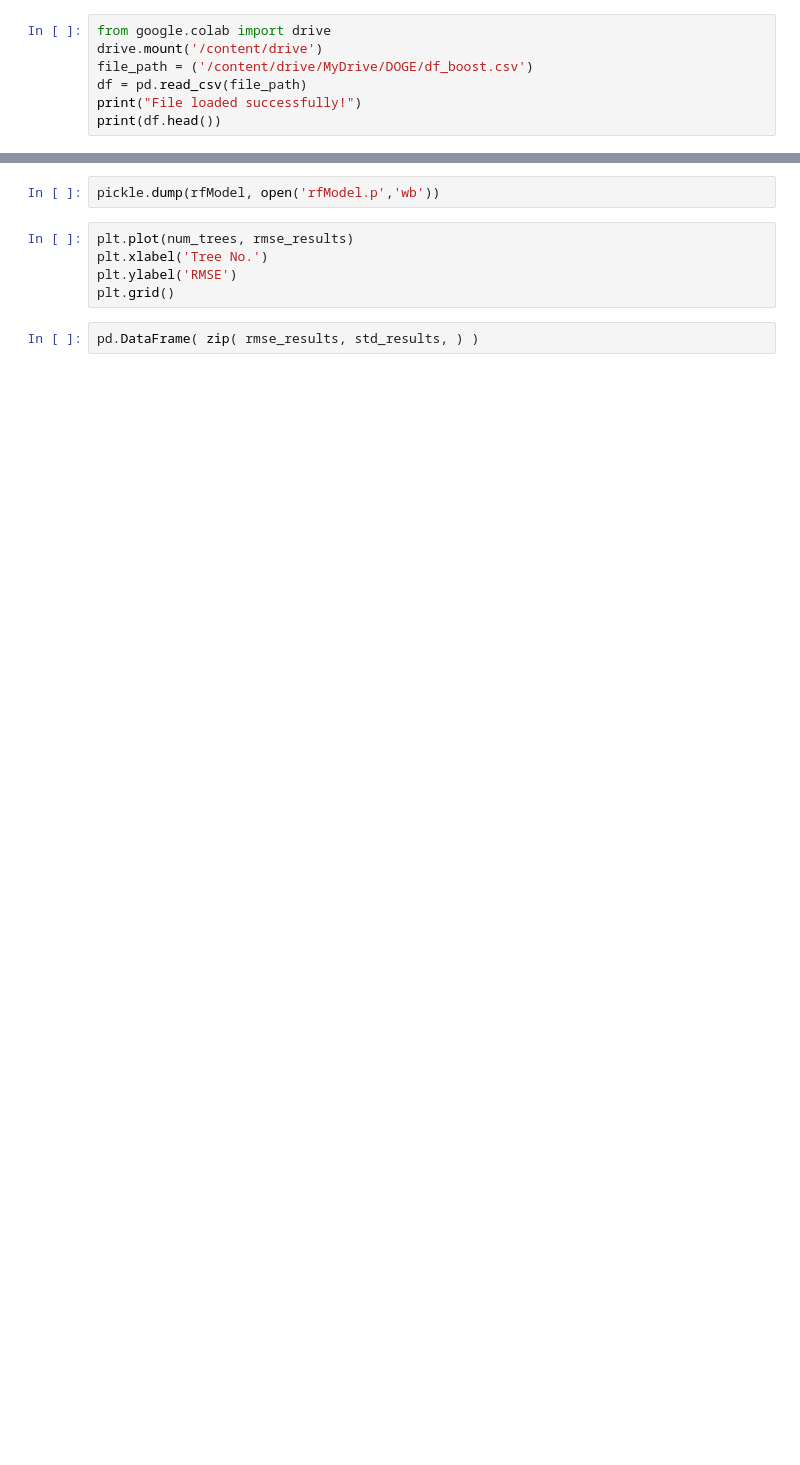
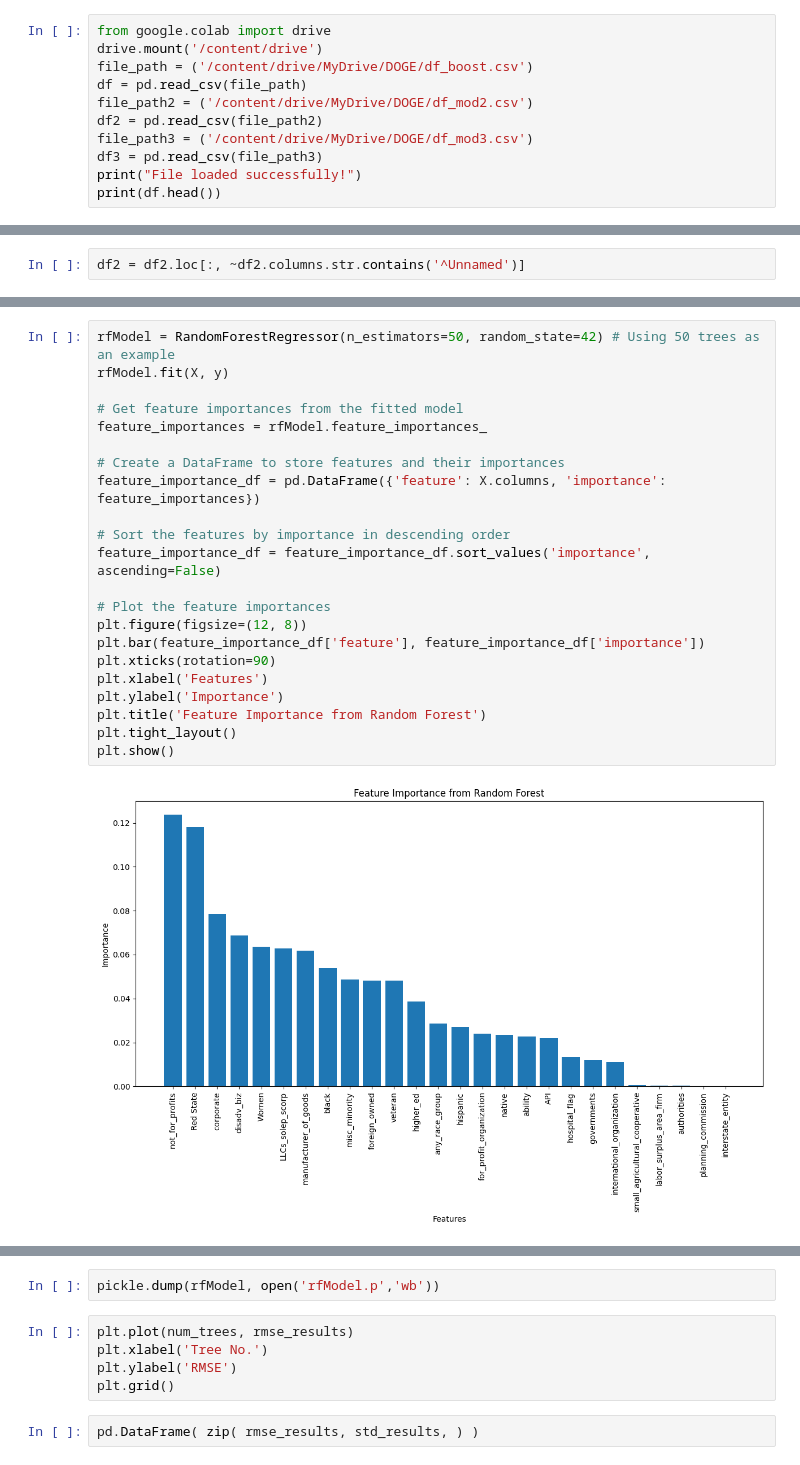
Before and after one commit to etmcrae/Who-Got-DOGEd-, a Jupyter notebook: Random_Forest.ipynb, the cells around one changed output, grey strips where cells are left out. Cells and saved outputs as stored; diff of their text form; blank space fills up the shorter version.

```diff
--- a/Random_Forest.ipynb
+++ b/Random_Forest.ipynb
@@ -16,6 +19,10 @@ from google.colab import drive
 drive.mount('/content/drive')
 file_path = ('/content/drive/MyDrive/DOGE/df_boost.csv')
 df = pd.read_csv(file_path)
+file_path2 = ('/content/drive/MyDrive/DOGE/df_mod2.csv')
+df2 = pd.read_csv(file_path2)
+file_path3 = ('/content/drive/MyDrive/DOGE/df_mod3.csv')
+df3 = pd.read_csv(file_path3)
 print("File loaded successfully!")
 print(df.head())
 # %% [output]
@@ -38,0 +69,2 @@ File loaded successfully!
+# %%
+df2 = df2.loc[:, ~df2.columns.str.contains('^Unnamed')]
@@ -59,0 +160,24 @@ np.sqrt(mean_error)[:50]
+# %%
+rfModel = RandomForestRegressor(n_estimators=50, random_state=42) # Using 50 trees as an example
+rfModel.fit(X, y)
+
+# Get feature importances from the fitted model
+feature_importances = rfModel.feature_importances_
+
+# Create a DataFrame to store features and their importances
+feature_importance_df = pd.DataFrame({'feature': X.columns, 'importance': feature_importances})
+
+# Sort the features by importance in descending order
+feature_importance_df = feature_importance_df.sort_values('importance', ascending=False)
+
+# Plot the feature importances
+plt.figure(figsize=(12, 8))
+plt.bar(feature_importance_df['feature'], feature_importance_df['importance'])
+plt.xticks(rotation=90)
+plt.xlabel('Features')
+plt.ylabel('Importance')
+plt.title('Feature Importance from Random Forest')
+plt.tight_layout()
+plt.show()
+# %% [output]
+[figure, added]
```
Also changed, not shown: parts of 29 cells of this notebook.
